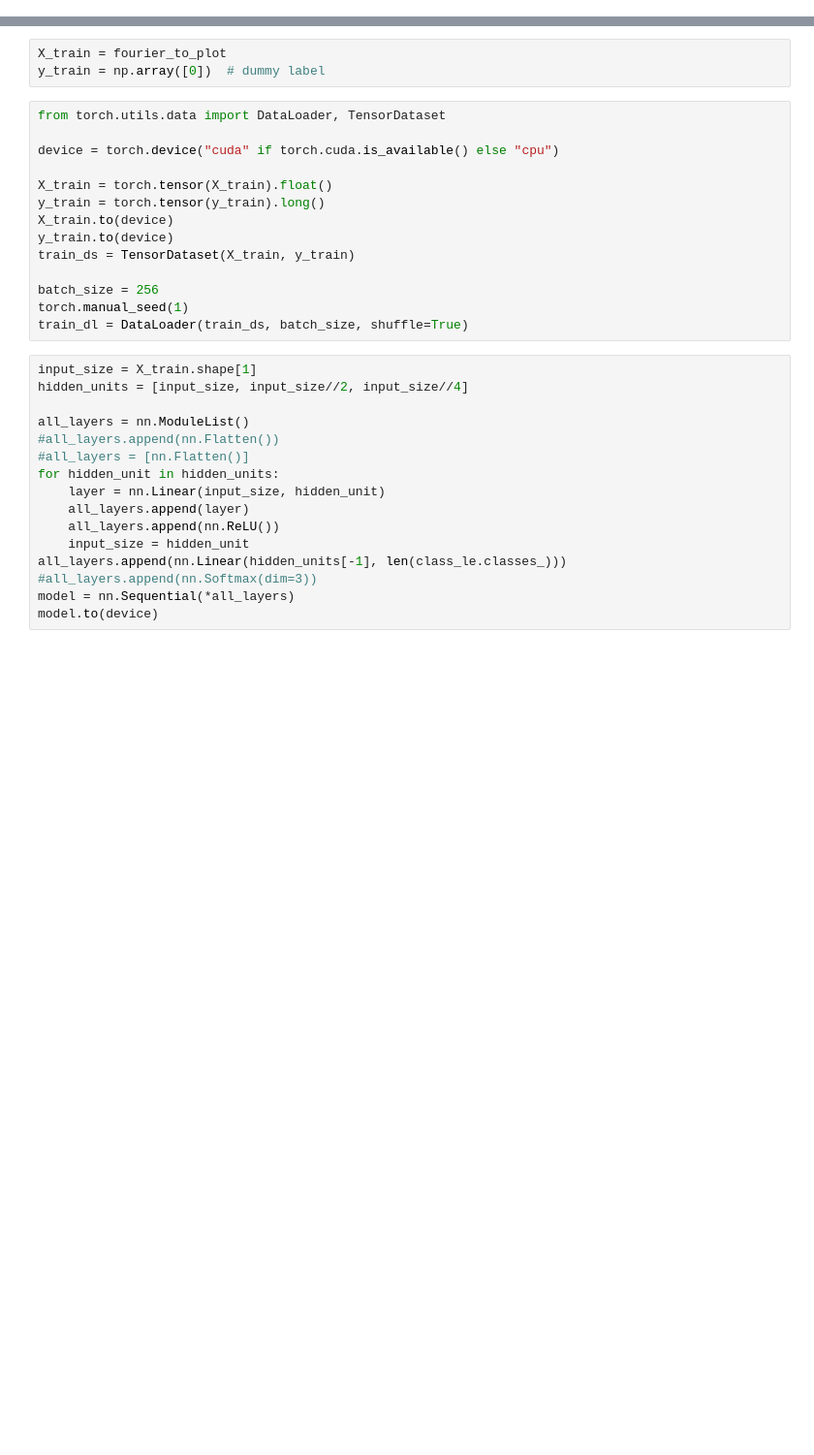
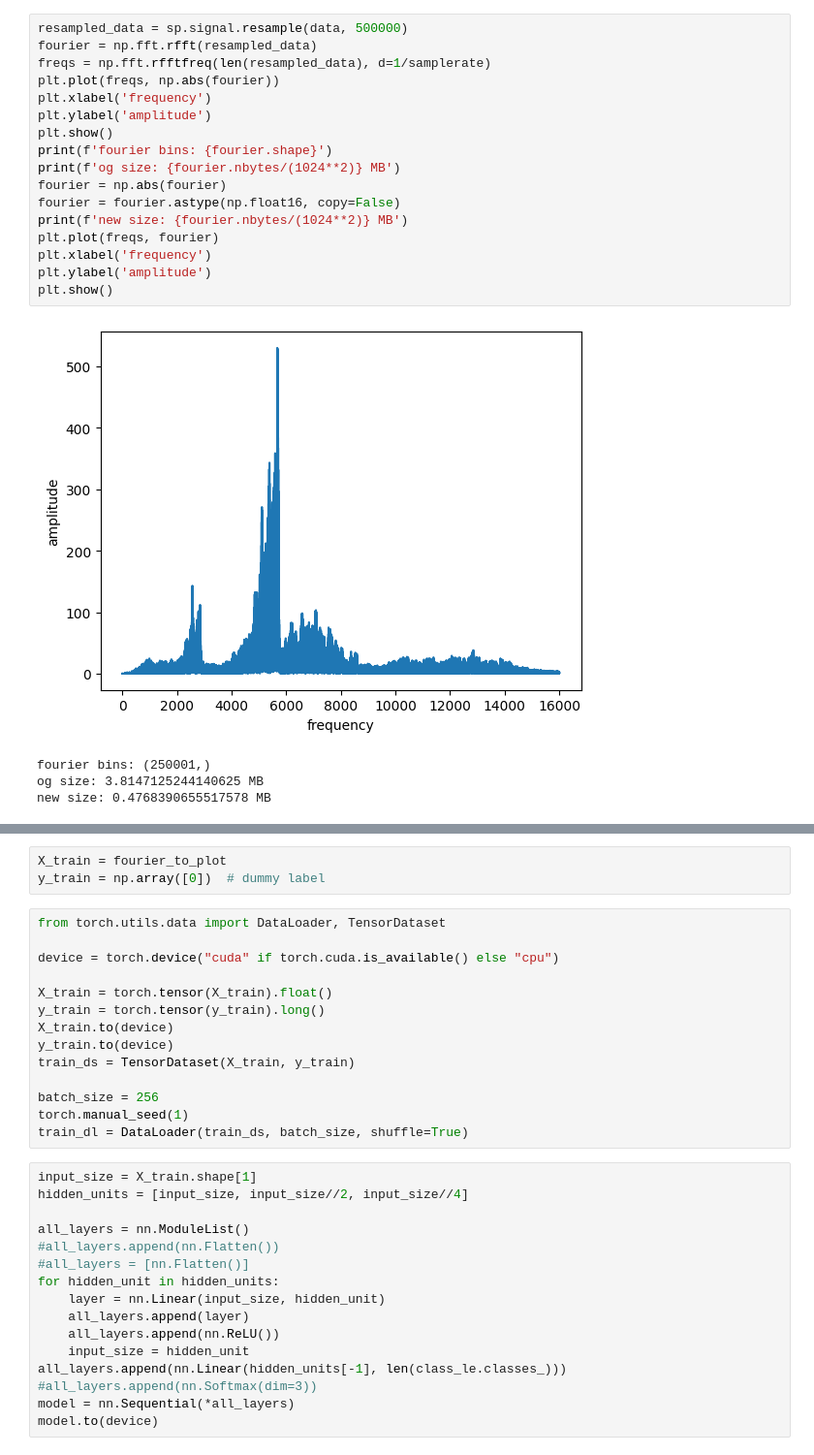
Before and after one commit to ryanmcgreevy/kaggle, a Jupyter notebook: birdclef26/explore.ipynb, the cells around one changed output, grey strips where cells are left out. Shown at 97% size. Cells and saved outputs as stored; diff of their text form; blank space fills up the shorter version.

```diff
--- a/birdclef26/explore.ipynb
+++ b/birdclef26/explore.ipynb
@@ -50,0 +52,22 @@ plt.show()
+# %%
+resampled_data = sp.signal.resample(data, 500000)
+fourier = np.fft.rfft(resampled_data)
+freqs = np.fft.rfftfreq(len(resampled_data), d=1/samplerate)
+plt.plot(freqs, np.abs(fourier))
+plt.xlabel('frequency')
+plt.ylabel('amplitude')
+plt.show()
+print(f'fourier bins: {fourier.shape}')
+print(f'og size: {fourier.nbytes/(1024**2)} MB')
+fourier = np.abs(fourier)
+fourier = fourier.astype(np.float16, copy=False)
+print(f'new size: {fourier.nbytes/(1024**2)} MB')
+plt.plot(freqs, fourier)
+plt.xlabel('frequency')
+plt.ylabel('amplitude')
+plt.show()
+# %% [output]
+[figure, added]
+fourier bins: (250001,)
+og size: 3.8147125244140625 MB
+new size: 0.4768390655517578 MB
```
Also changed, not shown: parts of 7 cells of this notebook, 1 other file.
